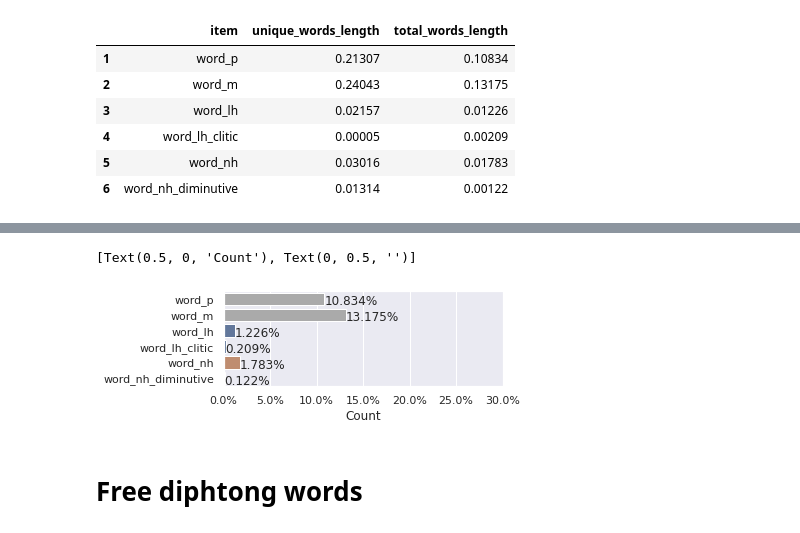
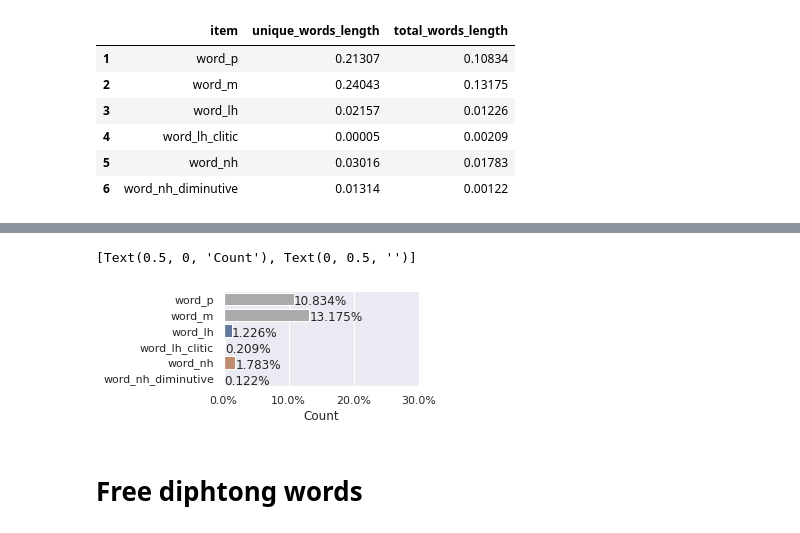
Before and after one commit to Portophon/palatal-sonorants-pt, a Jupyter notebook: NH_&_LH_Subtlex_pt_stats.ipynb, the cells around one changed output, grey strips where cells are left out. Drawn from its saved outputs; the diff is of its cells as text; code cells hidden in the pictures.

```diff
--- a/NH_&_LH_Subtlex_pt_stats.ipynb
+++ b/NH_&_LH_Subtlex_pt_stats.ipynb
@@ -318,27 +318,27 @@ ax.set(xlabel="Count", ylabel="")
 # %%
 all_colors = {
     #'word_all': '#dddddd',
     'word_p': '#aaaaaa',
     'word_m': '#aaaaaa',
     'word_lh': '#5975a4',
     'word_lh_clitic': '#5975a4',
     'word_nh': '#cc8963',
     'word_nh_diminutive': '#cc8963'
 }
 
 all_colors = list(all_colors.values())
 sns.set_palette(sns.color_palette(all_colors))
 
 fig, ax = plt.subplots()
 ax = sns.barplot(x="total_words_length", y="item" , data=p_m_nh_lh_dipth_stats)
 ax.xaxis.set_major_formatter(ticker.PercentFormatter(1))
 ax.set(xlim=(0, 0.3))
 show_values_on_bars_h(ax)
-fig.set_size_inches(5, 1.75)
+fig.set_size_inches(3.5, 1.75)
 ax.set(xlabel="Count", ylabel="")
 # %% [output]
 [Text(0.5, 0, 'Count'), Text(0, 0.5, '')]
-[figure, old version]
+[figure, new version]
 # %% [markdown]
 # Free diphtong words
 # %%
```
Also changed, not shown: parts of 3 cells of this notebook, 3 other files.
